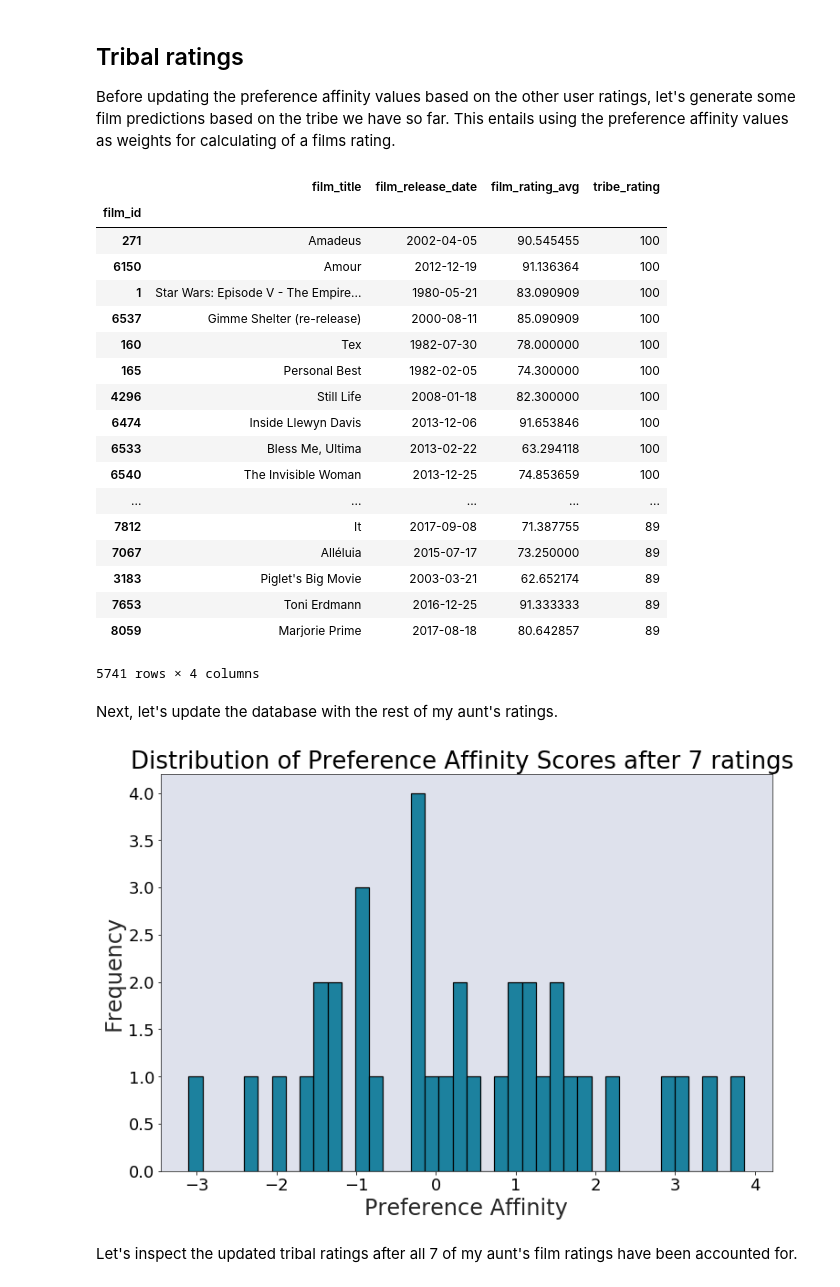
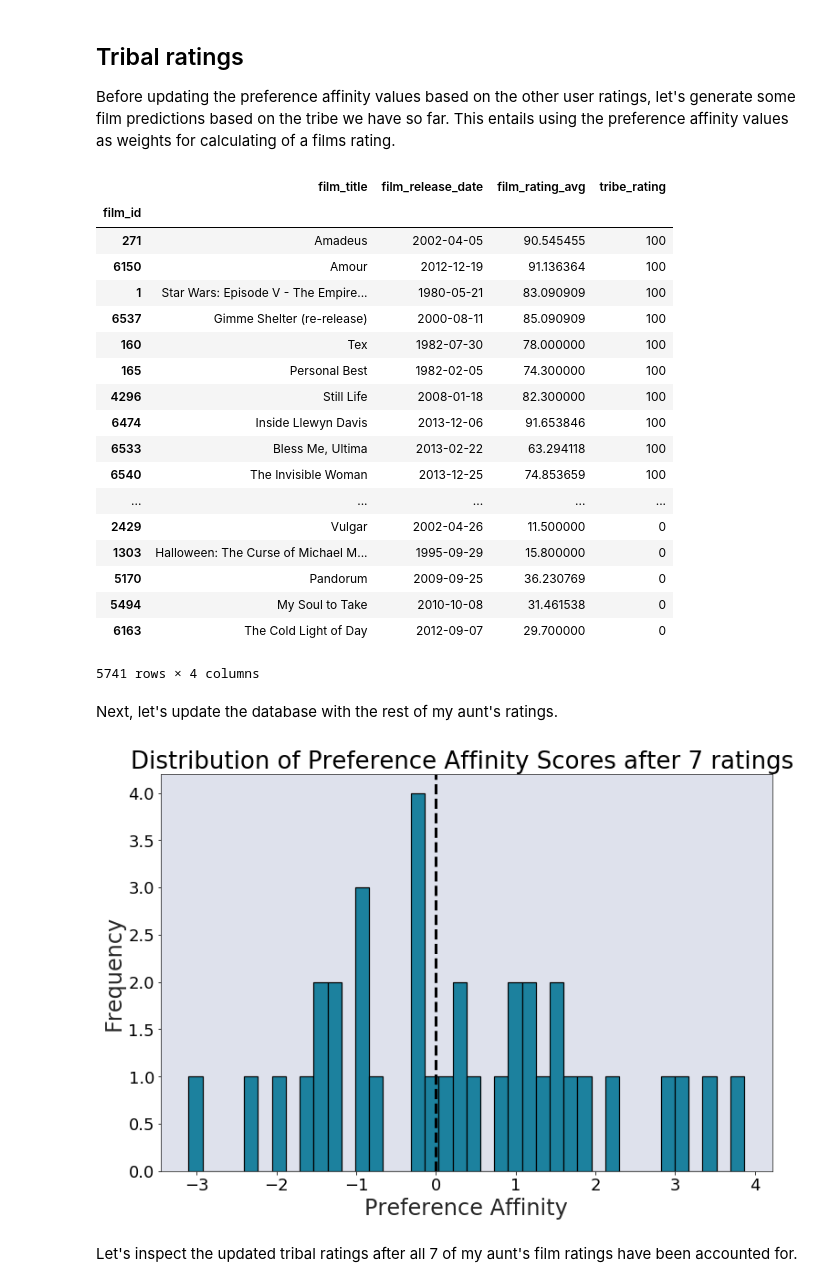
Before and after one commit to jmolds/widsom-of-the-tribe, a Jupyter notebook: notebooks/5-model-development--preference-affinity.ipynb, the cells around one changed output. Cells and saved outputs as stored; diff of their text form; code cells hidden in the pictures.

Commit message:
shortened table output length in model development notebook

```diff
--- a/notebooks/5-model-development--preference-affinity.ipynb
+++ b/notebooks/5-model-development--preference-affinity.ipynb
@@ -418,7 +423,6 @@ for x in update_df['film_id']:
     tribe_rating = sum(temp_df['rating'] * temp_df['n_pref_aff'])/sum(temp_df['n_pref_aff'])
     update_df.loc[x, 'tribe_rating'] = tribe_rating
 # %%
-pd.set_option('display.max_rows', 2000)
 update_df.loc[:,['film_title', 'film_release_date', 'film_rating_avg', 'tribe_rating']].sort_values(by="tribe_rating", ascending=False)
 # %% [output]
 |  | film_title | film_release_date | film_rating_avg | tribe_rating |
@@ -434,11 +438,11 @@ update_df.loc[:,['film_title', 'film_release_date', 'film_rating_avg', 'tribe_ra
 | 6533 | Bless Me, Ultima | 2013-02-22 | 63.294118 | 100 |
 | 6540 | The Invisible Woman | 2013-12-25 | 74.853659 | 100 |
 | ... | ... | ... | ... | ... |
-| 7812 | It | 2017-09-08 | 71.387755 | 89 |
-| 7067 | Alléluia | 2015-07-17 | 73.250000 | 89 |
-| 3183 | Piglet's Big Movie | 2003-03-21 | 62.652174 | 89 |
-| 7653 | Toni Erdmann | 2016-12-25 | 91.333333 | 89 |
-| 8059 | Marjorie Prime | 2017-08-18 | 80.642857 | 89 |
+| 2429 | Vulgar | 2002-04-26 | 11.500000 | 0 |
+| 1303 | Halloween: The Curse of Michael M... | 1995-09-29 | 15.800000 | 0 |
+| 5170 | Pandorum | 2009-09-25 | 36.230769 | 0 |
+| 5494 | My Soul to Take | 2010-10-08 | 31.461538 | 0 |
+| 6163 | The Cold Light of Day | 2012-09-07 | 29.700000 | 0 |
 5741 rows × 4 columns
 # %% [markdown]
 Next, let's update the database with the rest of my aunt's ratings.
@@ -458,12 +462,13 @@ author_df = pd.read_sql_query('''
                 ''', conn)
 # %%
 plt.hist(author_df['pref_aff'], bins=40, color='#1c819e', edgecolor='black', linewidth=1.2)
+plt.axvline(x=0, color="black", linewidth=3, linestyle="--")
 plt.xlabel('Preference Affinity')
 plt.ylabel('Frequency')
 plt.title("Distribution of Preference Affinity Scores after 7 ratings ")
 plt.show()
 # %% [output]
-[figure, old version]
+[figure, new version]
 # %%
 ### get list of films to update--only ratings from authors with positive preference affinity values
 update_df = pd.read_sql_query('''
```
Also changed, not shown: parts of 10 cells of this notebook, 2 other files.
